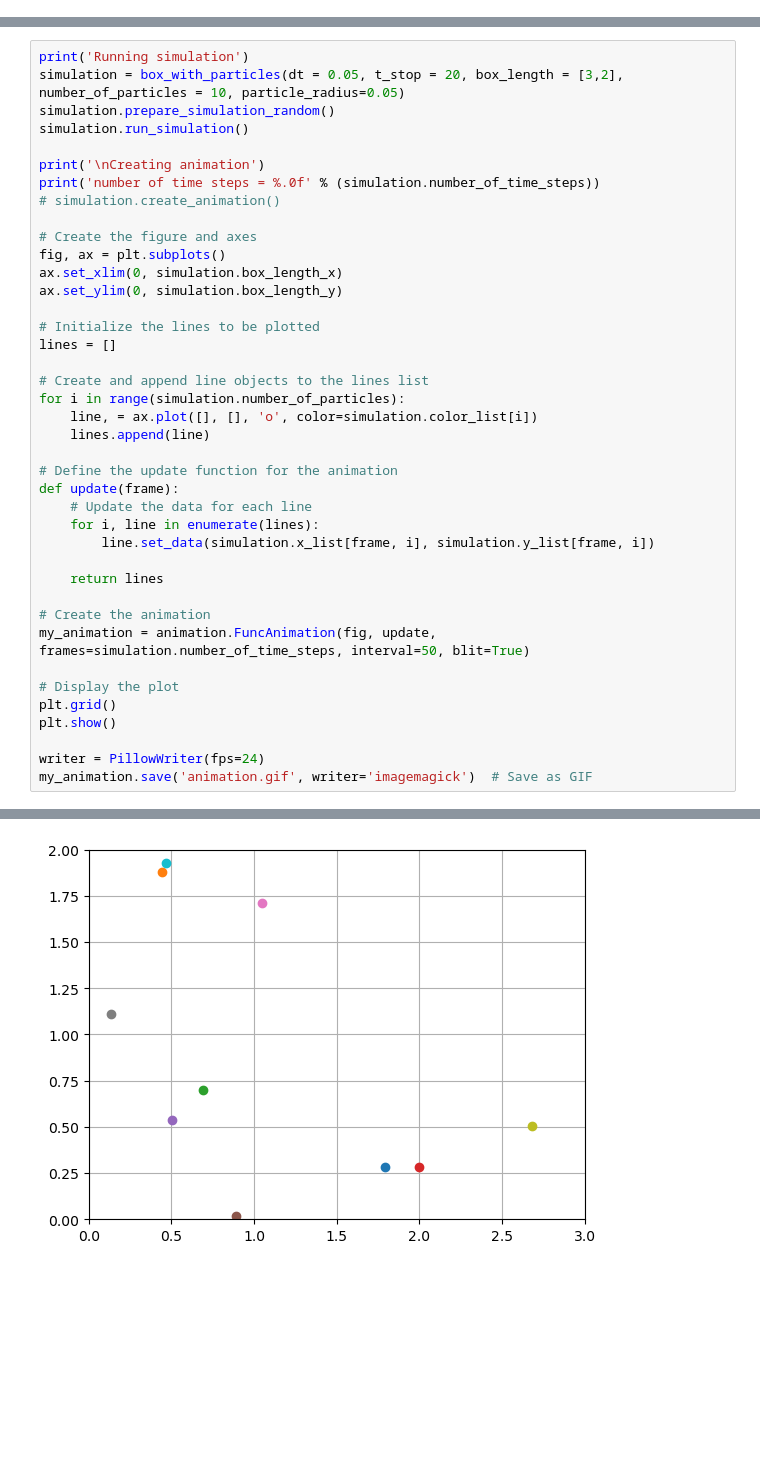
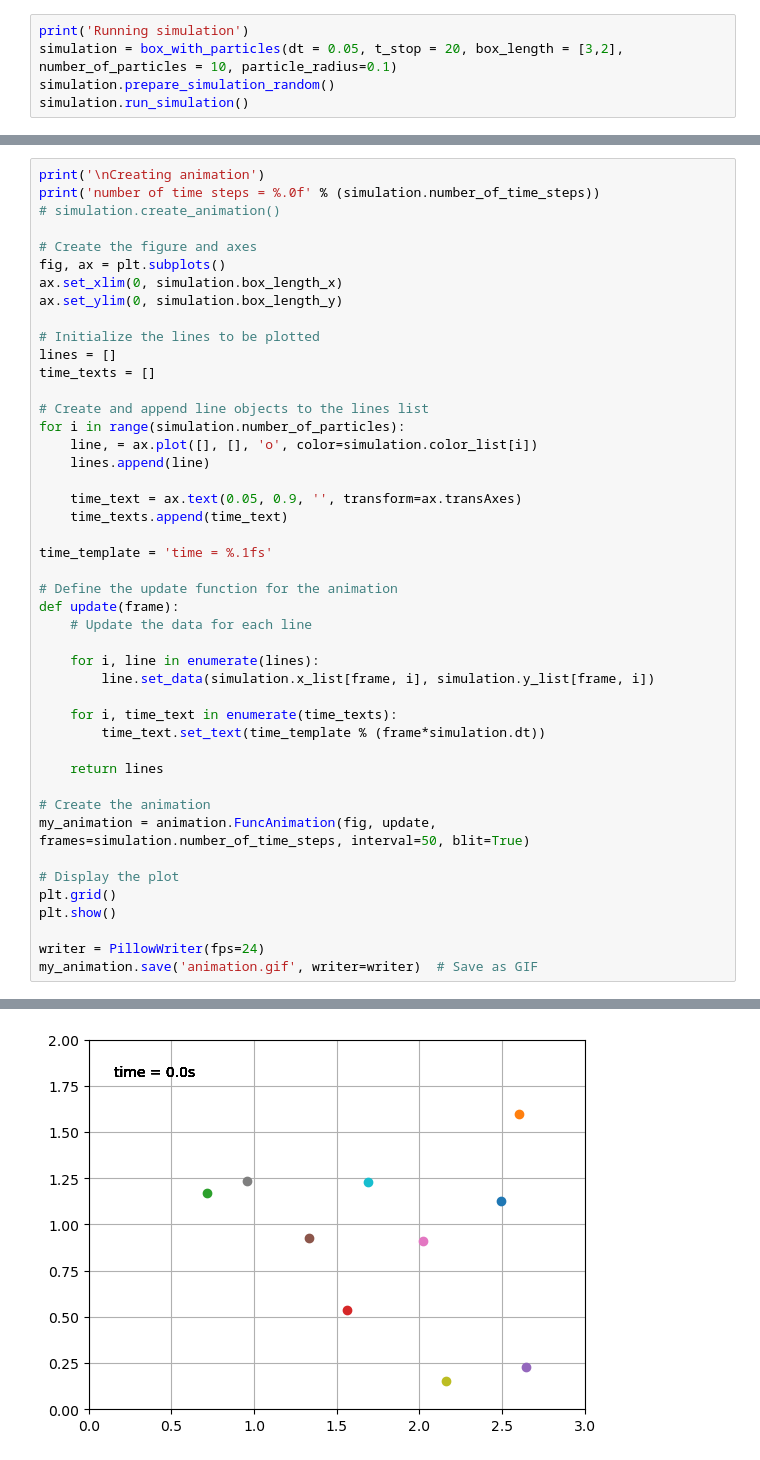
Before and after one commit to edmen-dev/animation_2ndlaw, a Jupyter notebook: caixa_amb_particules.ipynb, the cells around one changed output, grey strips where cells are left out. Saved outputs shown, nothing was run; the diff lists cells and outputs as text; blank space fills up the shorter version.

```diff
--- a/caixa_amb_particules.ipynb
+++ b/caixa_amb_particules.ipynb
@@ -175,3 +192,8 @@ class box_with_particles:
         writer = PillowWriter(fps=24)
         ani.save('animation.gif', writer='imagemagick')  # Save as GIF
         plt.show()
+# %%
+print('Running simulation')
+simulation = box_with_particles(dt = 0.05, t_stop = 20, box_length = [3,2], number_of_particles = 10, particle_radius=0.1)
+simulation.prepare_simulation_random()
+simulation.run_simulation()
@@ -178,9 +219,4 @@ class box_with_particles:
 # %%
-print('Running simulation')
-simulation = box_with_particles(dt = 0.05, t_stop = 20, box_length = [3,2], number_of_particles = 10, particle_radius=0.05)
-simulation.prepare_simulation_random()
-simulation.run_simulation()
-
 print('\nCreating animation')
 print('number of time steps = %.0f' % (simulation.number_of_time_steps))
 # simulation.create_animation()
@@ -192,17 +228,27 @@ ax.set_ylim(0, simulation.box_length_y)
 
 # Initialize the lines to be plotted
 lines = []
+time_texts = []
 
 # Create and append line objects to the lines list
 for i in range(simulation.number_of_particles):
     line, = ax.plot([], [], 'o', color=simulation.color_list[i])
     lines.append(line)
 
+    time_text = ax.text(0.05, 0.9, '', transform=ax.transAxes)
+    time_texts.append(time_text)
+
+time_template = 'time = %.1fs'
+
 # Define the update function for the animation
 def update(frame):
     # Update the data for each line
+
     for i, line in enumerate(lines):
         line.set_data(simulation.x_list[frame, i], simulation.y_list[frame, i])
+
+    for i, time_text in enumerate(time_texts):
+        time_text.set_text(time_template % (frame*simulation.dt))
 
     return lines
 
@@ -214,5 +260,5 @@ plt.grid()
 plt.show()
 
 writer = PillowWriter(fps=24)
-my_animation.save('animation.gif', writer='imagemagick')  # Save as GIF
+my_animation.save('animation.gif', writer=writer)  # Save as GIF
 # %% [output]
@@ -222 +267 @@ number of time steps = 400
-[figure, old version]
+[figure, new version]
```
Also changed, not shown: parts of 6 cells of this notebook, 2 other files.
